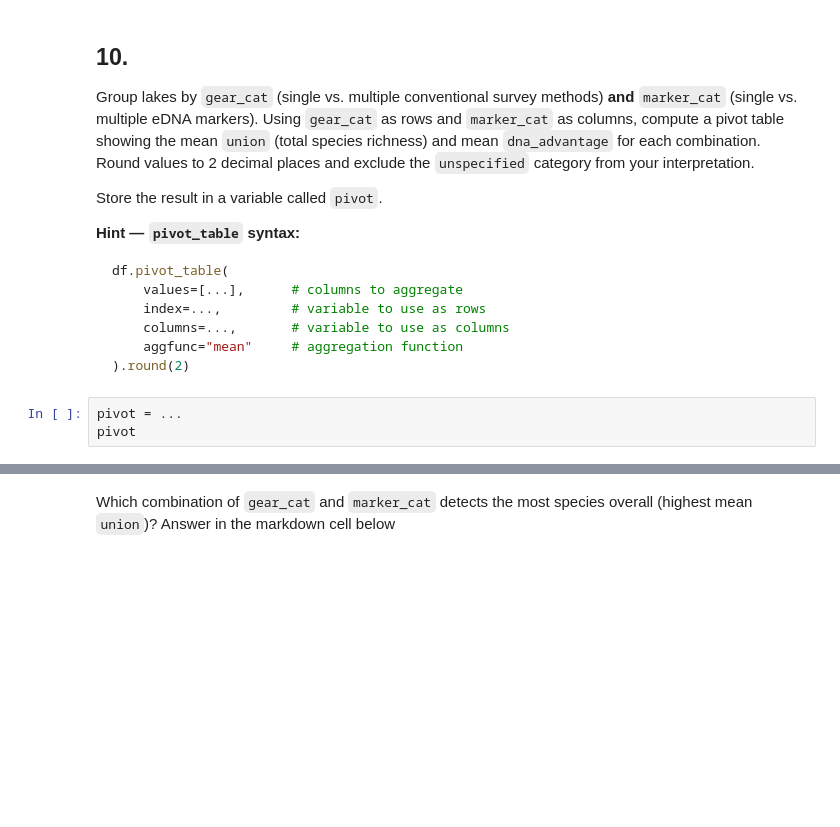
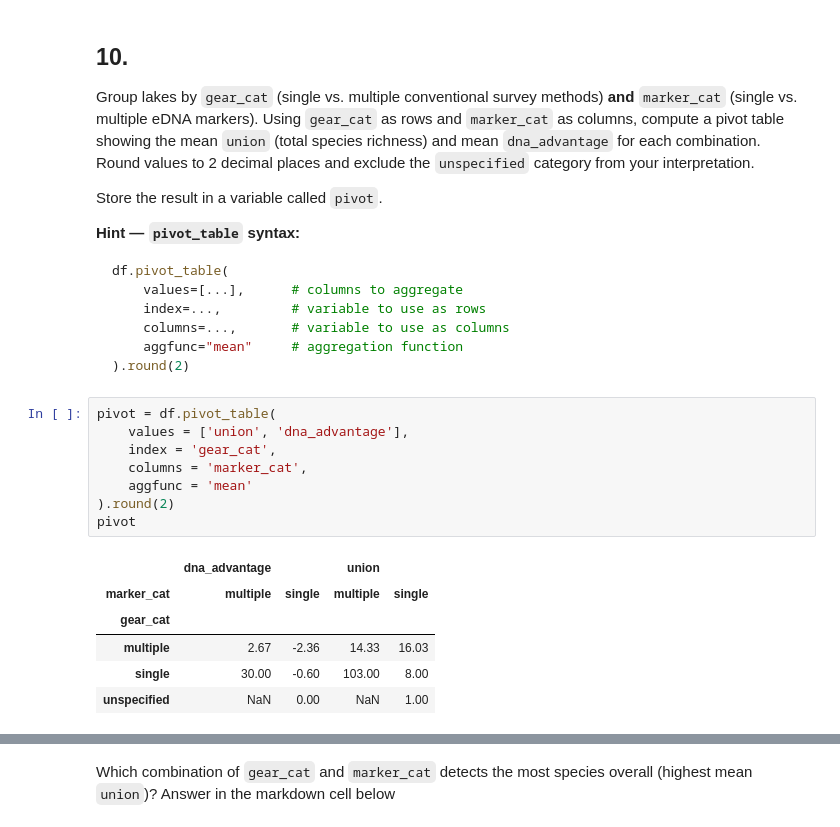
Before and after one commit to IsabellaSegarra/assignment-1, a Jupyter notebook: task1/hw1-task1.ipynb, the cells around one changed output, grey strips where cells are left out. Cells and saved outputs as stored; diff of their text form; blank space fills up the shorter version.

````diff
--- a/task1/hw1-task1.ipynb
+++ b/task1/hw1-task1.ipynb
@@ -184,7 +207,19 @@ df.pivot_table(
 ).round(2)
 ```
 # %%
-pivot = ...
+pivot = df.pivot_table(
+    values = ['union', 'dna_advantage'],
+    index = 'gear_cat',
+    columns = 'marker_cat',
+    aggfunc = 'mean'
+).round(2)
 pivot
+# %% [output]
+|  | dna_advantage |  | union |  |
+| marker_cat | multiple | single | multiple | single |
+| gear_cat |  |  |  |  |
+| multiple | 2.67 | -2.36 | 14.33 | 16.03 |
+| single | 30.00 | -0.60 | 103.00 | 8.00 |
+| unspecified | NaN | 0.00 | NaN | 1.00 |
 # %%
 grader.check("q10")
````
Also changed, not shown: parts of 13 cells of this notebook, 1 other file.
